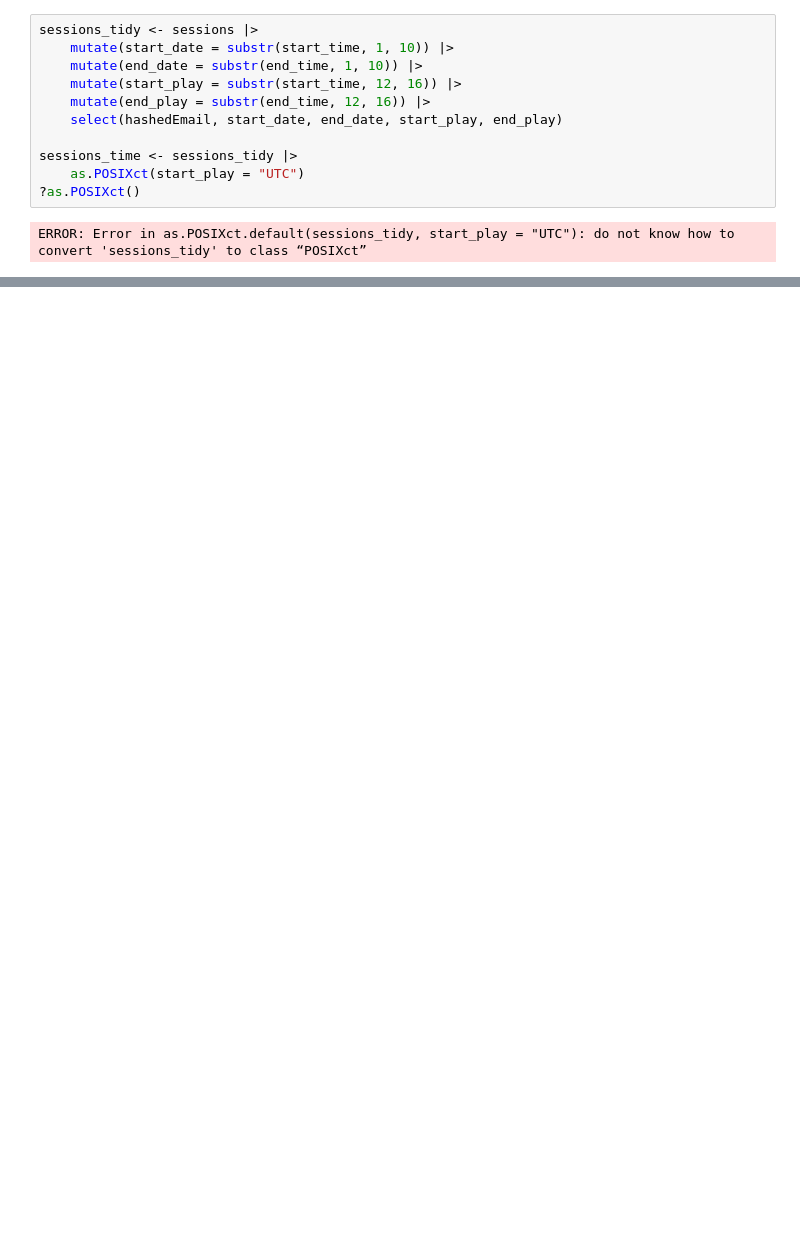
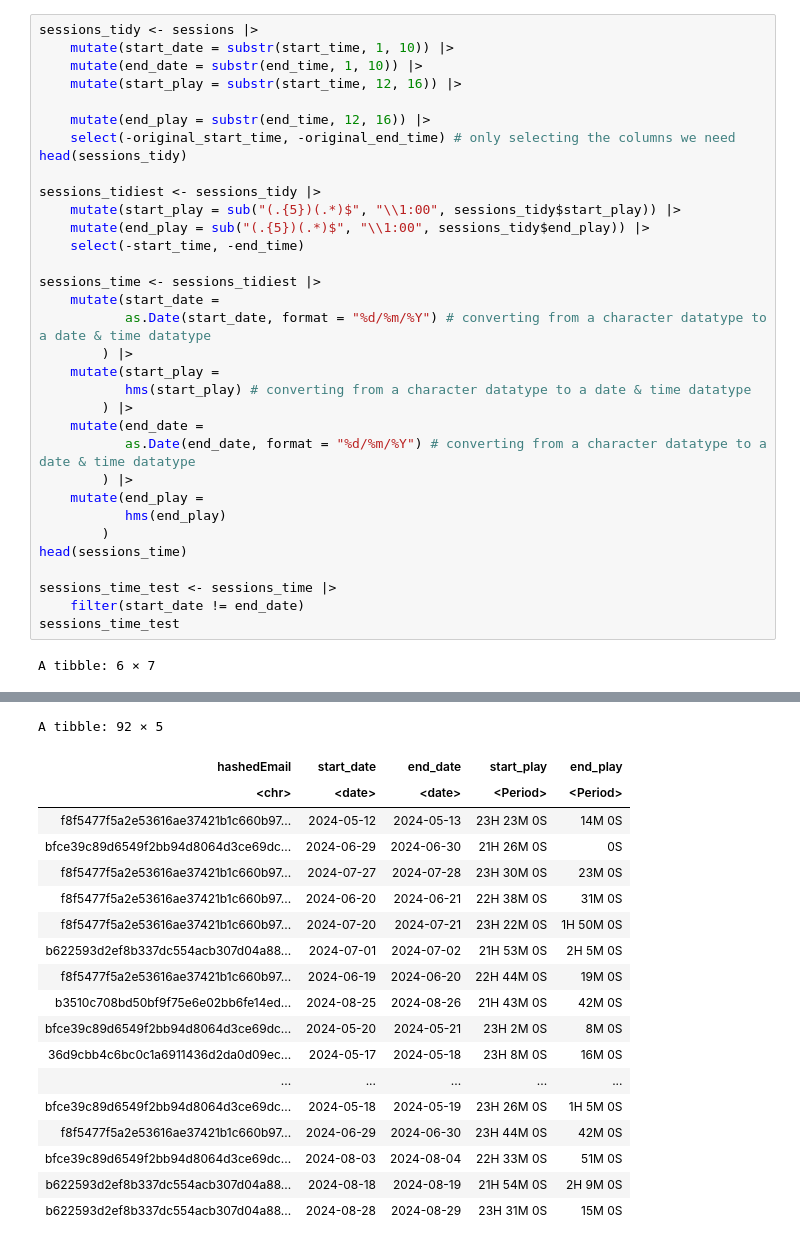
Before and after one commit to oatparfait/dsci-100-proj, a Jupyter notebook: PlaiCraft_Project.ipynb, the cells around one changed output, grey strips where cells are left out. Saved outputs shown, nothing was run; the diff lists cells and outputs as text; blank space fills up the shorter version.

```diff
--- a/PlaiCraft_Project.ipynb
+++ b/PlaiCraft_Project.ipynb
@@ -87,11 +161,33 @@ sessions_tidy <- sessions |>
     mutate(start_date = substr(start_time, 1, 10)) |>
     mutate(end_date = substr(end_time, 1, 10)) |>
     mutate(start_play = substr(start_time, 12, 16)) |>
+
     mutate(end_play = substr(end_time, 12, 16)) |>
-    select(hashedEmail, start_date, end_date, start_play, end_play)
+    select(-original_start_time, -original_end_time) # only selecting the columns we need
+head(sessions_tidy)
 
-sessions_time <- sessions_tidy |>
-    as.POSIXct(start_play = "UTC")
-?as.POSIXct()
+sessions_tidiest <- sessions_tidy |>
+    mutate(start_play = sub("(.{5})(.*)$", "\\1:00", sessions_tidy$start_play)) |>
+    mutate(end_play = sub("(.{5})(.*)$", "\\1:00", sessions_tidy$end_play)) |>
+    select(-start_time, -end_time)
+
+sessions_time <- sessions_tidiest |>
+    mutate(start_date =
+           as.Date(start_date, format = "%d/%m/%Y") # converting from a character datatype to a date & time datatype
+        ) |>
+    mutate(start_play =
+           hms(start_play) # converting from a character datatype to a date & time datatype
+        ) |>
+    mutate(end_date =
+           as.Date(end_date, format = "%d/%m/%Y") # converting from a character datatype to a date & time datatype
+        ) |>
+    mutate(end_play =
+           hms(end_play)
+        )
+head(sessions_time)
+
+sessions_time_test <- sessions_time |>
+    filter(start_date != end_date)
+sessions_time_test
 # %% [output]
-ERROR: Error in as.POSIXct.default(sessions_tidy, start_play = "UTC"): do not know how to convert 'sessions_tidy' to class “POSIXct”
+A tibble: 6 × 7
@@ -97,0 +211,19 @@ ERROR: Error in as.POSIXct.default(sessions_tidy, start_play = "UTC"): do not kn
+A tibble: 92 × 5
+| hashedEmail | start_date | end_date | start_play | end_play |
+| <chr> | <date> | <date> | <Period> | <Period> |
+| f8f5477f5a2e53616ae37421b1c660b97... | 2024-05-12 | 2024-05-13 | 23H 23M 0S | 14M 0S |
+| bfce39c89d6549f2bb94d8064d3ce69dc... | 2024-06-29 | 2024-06-30 | 21H 26M 0S | 0S |
+| f8f5477f5a2e53616ae37421b1c660b97... | 2024-07-27 | 2024-07-28 | 23H 30M 0S | 23M 0S |
+| f8f5477f5a2e53616ae37421b1c660b97... | 2024-06-20 | 2024-06-21 | 22H 38M 0S | 31M 0S |
+| f8f5477f5a2e53616ae37421b1c660b97... | 2024-07-20 | 2024-07-21 | 23H 22M 0S | 1H 50M 0S |
+| b622593d2ef8b337dc554acb307d04a88... | 2024-07-01 | 2024-07-02 | 21H 53M 0S | 2H 5M 0S |
+| f8f5477f5a2e53616ae37421b1c660b97... | 2024-06-19 | 2024-06-20 | 22H 44M 0S | 19M 0S |
+| b3510c708bd50bf9f75e6e02bb6fe14ed... | 2024-08-25 | 2024-08-26 | 21H 43M 0S | 42M 0S |
+| bfce39c89d6549f2bb94d8064d3ce69dc... | 2024-05-20 | 2024-05-21 | 23H 2M 0S | 8M 0S |
+| 36d9cbb4c6bc0c1a6911436d2da0d09ec... | 2024-05-17 | 2024-05-18 | 23H 8M 0S | 16M 0S |
+| ... | ... | ... | ... | ... |
+| bfce39c89d6549f2bb94d8064d3ce69dc... | 2024-05-18 | 2024-05-19 | 23H 26M 0S | 1H 5M 0S |
+| f8f5477f5a2e53616ae37421b1c660b97... | 2024-06-29 | 2024-06-30 | 23H 44M 0S | 42M 0S |
+| bfce39c89d6549f2bb94d8064d3ce69dc... | 2024-08-03 | 2024-08-04 | 22H 33M 0S | 51M 0S |
+| b622593d2ef8b337dc554acb307d04a88... | 2024-08-18 | 2024-08-19 | 21H 54M 0S | 2H 9M 0S |
+| b622593d2ef8b337dc554acb307d04a88... | 2024-08-28 | 2024-08-29 | 23H 31M 0S | 15M 0S |
```
Also changed, not shown: parts of 14 cells of this notebook.
